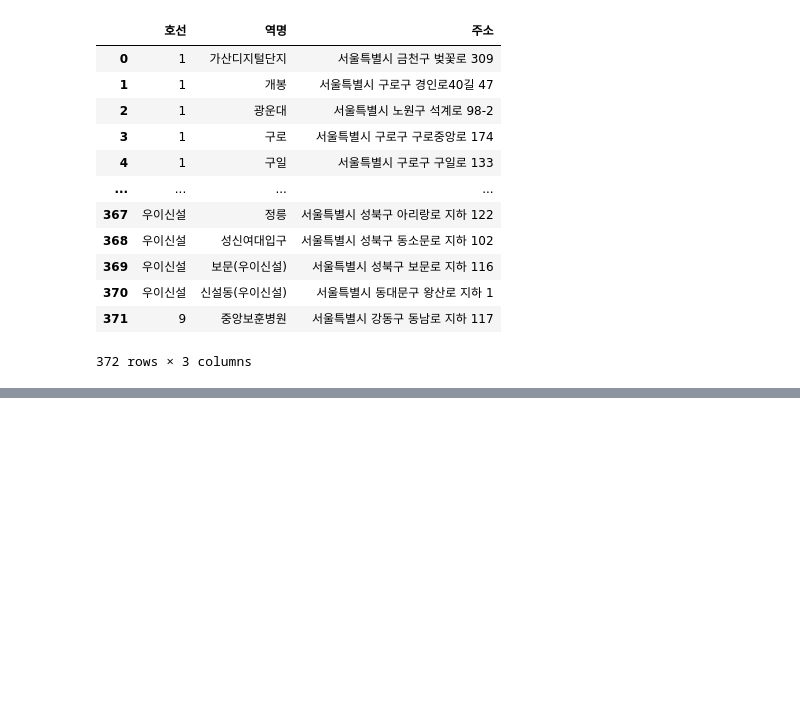
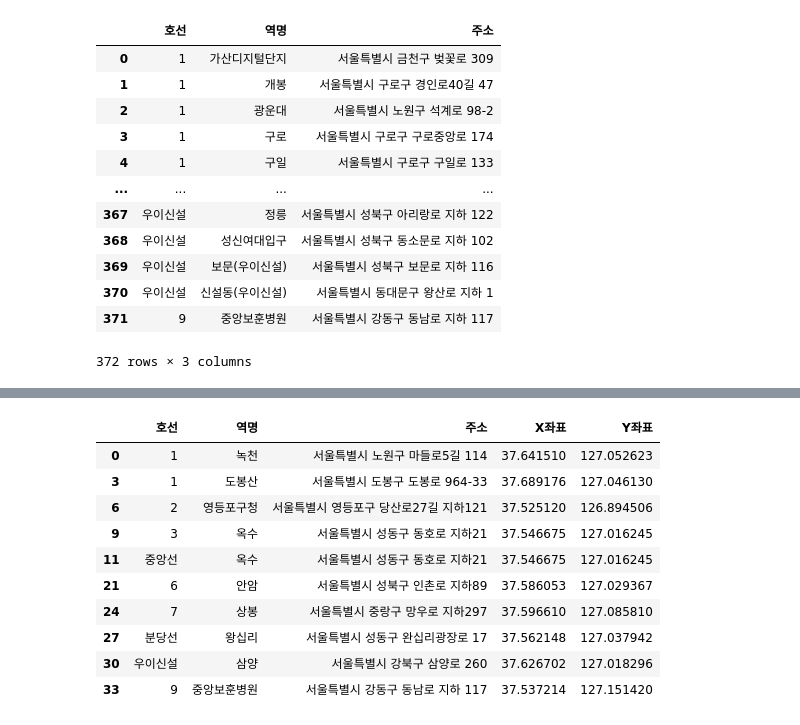
Before and after one commit to baekji919/AcornFinalProject, a Jupyter notebook: 4. 데이터 전처리 코드/지하철데이터전처리.ipynb, the cells around one changed output, grey strips where cells are left out. Saved outputs shown, nothing was run; the diff lists cells and outputs as text; code cells hidden in the pictures; blank space fills up the shorter version.

```diff
--- a/4. 데이터 전처리 코드/지하철데이터전처리.ipynb
+++ b/4. 데이터 전처리 코드/지하철데이터전처리.ipynb
@@ -134,0 +171,20 @@ result.to_excel('C:/Users/USER/Desktop/dump/2. 데이터 파일/지하철/result
+# %%
+test = pd.merge(excdata, excdata_xy[19:29], how='inner', on='주소')
+# %%
+excresult = test.drop_duplicates()
+# %%
+excresult = excresult.rename({'X좌표_y':'X좌표', 'Y좌표_y':'Y좌표'}, axis='columns')
+# %%
+excresult
+# %% [output]
+|  | 호선 | 역명 | 주소 | X좌표 | Y좌표 |
+| 0 | 1 | 녹천 | 서울특별시 노원구 마들로5길 114 | 37.641510 | 127.052623 |
+| 3 | 1 | 도봉산 | 서울특별시 도봉구 도봉로 964-33 | 37.689176 | 127.046130 |
+| 6 | 2 | 영등포구청 | 서울특별시 영등포구 당산로27길 지하121 | 37.525120 | 126.894506 |
+| 9 | 3 | 옥수 | 서울특별시 성동구 동호로 지하21 | 37.546675 | 127.016245 |
+| 11 | 중앙선 | 옥수 | 서울특별시 성동구 동호로 지하21 | 37.546675 | 127.016245 |
+| 21 | 6 | 안암 | 서울특별시 성북구 인촌로 지하89 | 37.586053 | 127.029367 |
+| 24 | 7 | 상봉 | 서울특별시 중랑구 망우로 지하297 | 37.596610 | 127.085810 |
+| 27 | 분당선 | 왕십리 | 서울특별시 성동구 완십리광장로 17 | 37.562148 | 127.037942 |
+| 30 | 우이신설 | 삼양 | 서울특별시 강북구 삼양로 260 | 37.626702 | 127.018296 |
+| 33 | 9 | 중앙보훈병원 | 서울특별시 강동구 동남로 지하 117 | 37.537214 | 127.151420 |
```
Also changed, not shown: parts of 23 cells of this notebook.
